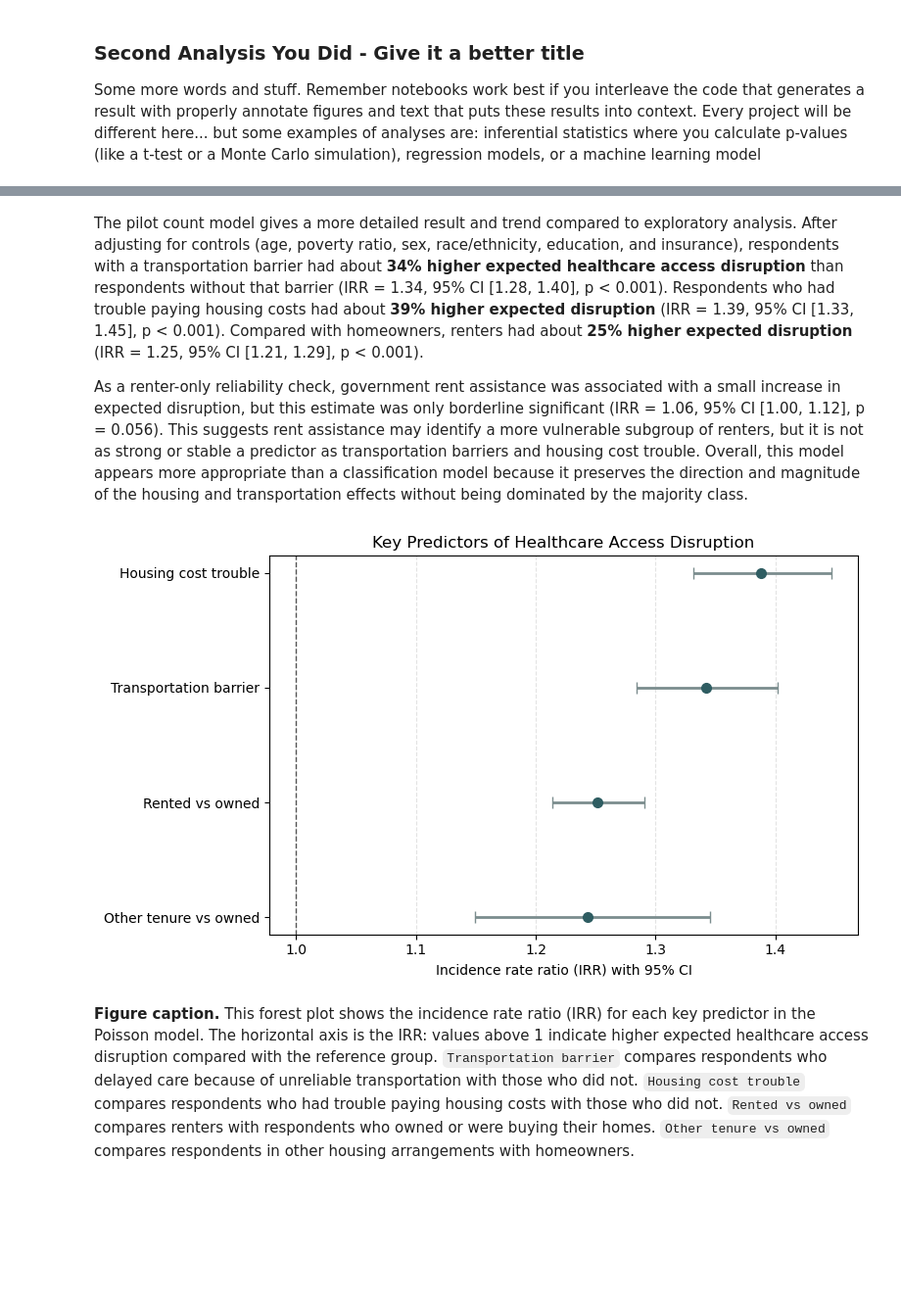
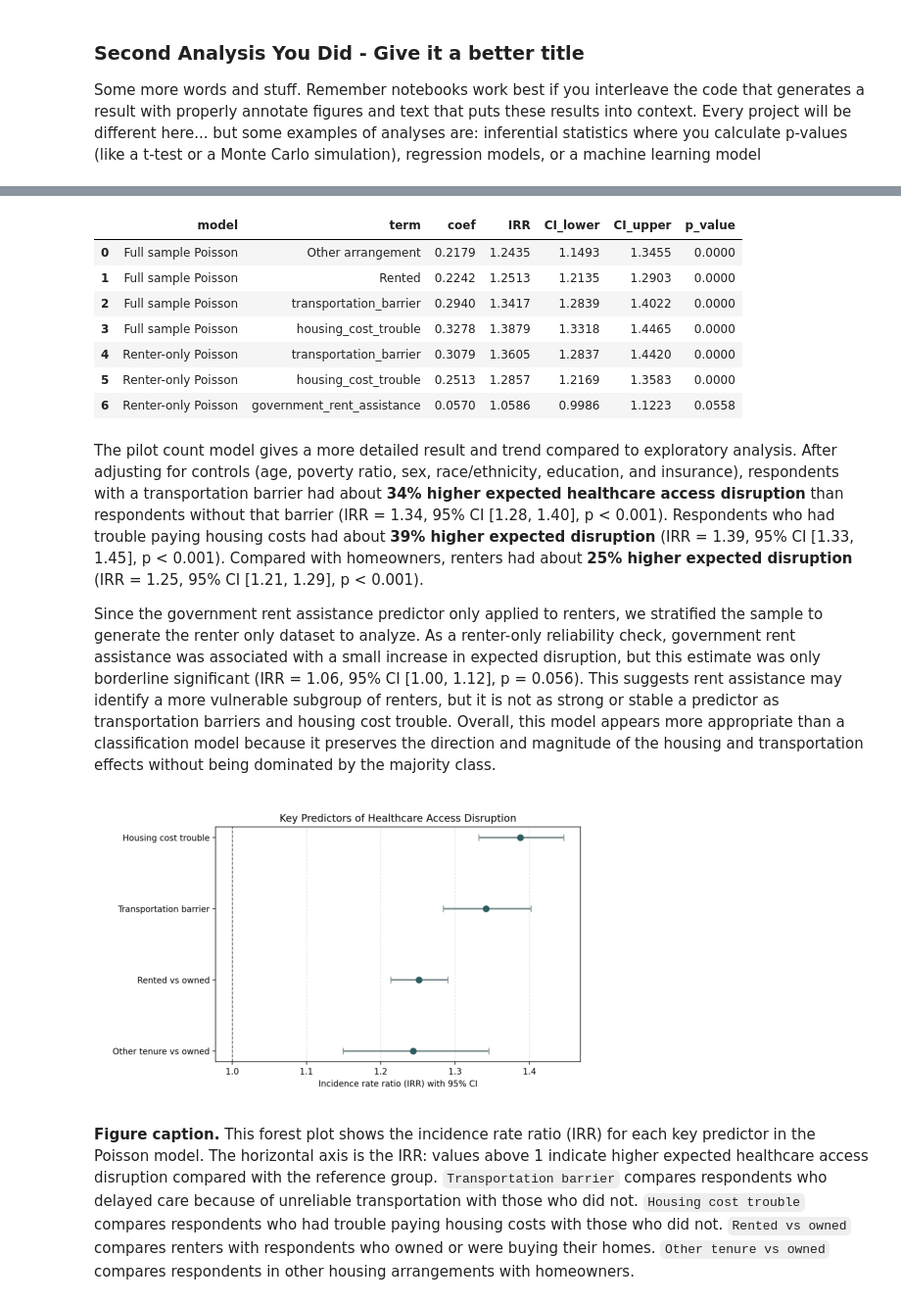
Before and after one commit to COGS108/Group-SP26-079, a Jupyter notebook: 03-FinalProject.ipynb, the cells around one changed output, grey strips where cells are left out. Shown at 98% size. Saved outputs shown, nothing was run; the diff lists cells and outputs as text; code cells hidden in the pictures; blank space fills up the shorter version.

```diff
--- a/03-FinalProject.ipynb
+++ b/03-FinalProject.ipynb
@@ -341,48 +189,27 @@ display(key_results[['model', 'term', 'IRR', 'CI_lower', 'CI_upper', 'p_value']]
+# %%
+full_key_results = pd.read_csv('results/access_disruption_poisson_key_results.csv', index_col=False)
+full_key_results.at[0,'term'] = 'Other arrangement'
+full_key_results.at[1,'term'] = 'Rented'
+full_key_results.round(4)
+# %% [output]
+|  | model | term | coef | IRR | CI_lower | CI_upper | p_value |
+| 0 | Full sample Poisson | Other arrangement | 0.2179 | 1.2435 | 1.1493 | 1.3455 | 0.0000 |
+| 1 | Full sample Poisson | Rented | 0.2242 | 1.2513 | 1.2135 | 1.2903 | 0.0000 |
+| 2 | Full sample Poisson | transportation_barrier | 0.2940 | 1.3417 | 1.2839 | 1.4022 | 0.0000 |
+| 3 | Full sample Poisson | housing_cost_trouble | 0.3278 | 1.3879 | 1.3318 | 1.4465 | 0.0000 |
+| 4 | Renter-only Poisson | transportation_barrier | 0.3079 | 1.3605 | 1.2837 | 1.4420 | 0.0000 |
+| 5 | Renter-only Poisson | housing_cost_trouble | 0.2513 | 1.2857 | 1.2169 | 1.3583 | 0.0000 |
+| 6 | Renter-only Poisson | government_rent_assistance | 0.0570 | 1.0586 | 0.9986 | 1.1223 | 0.0558 |
 # %% [markdown]
 The pilot count model gives a more detailed result and trend compared to exploratory analysis. After adjusting for controls (age, poverty ratio, sex, race/ethnicity, education, and insurance), respondents with a transportation barrier had about **34% higher expected healthcare access disruption** than respondents without that barrier (IRR = 1.34, 95% CI [1.28, 1.40], p < 0.001). Respondents who had trouble paying housing costs had about **39% higher expected disruption** (IRR = 1.39, 95% CI [1.33, 1.45], p < 0.001). Compared with homeowners, renters had about **25% higher expected disruption** (IRR = 1.25, 95% CI [1.21, 1.29], p < 0.001).
 
-As a renter-only reliability check, government rent assistance was associated with a small increase in expected disruption, but this estimate was only borderline significant (IRR = 1.06, 95% CI [1.00, 1.12], p = 0.056). This suggests rent assistance may identify a more vulnerable subgroup of renters, but it is not as strong or stable a predictor as transportation barriers and housing cost trouble. Overall, this model appears more appropriate than a classification model because it preserves the direction and magnitude of the housing and transportation effects without being dominated by the majority class.
+Since the government rent assistance predictor only applied to renters, we stratified the sample to generate the renter only dataset to analyze. As a renter-only reliability check, government rent assistance was associated with a small increase in expected disruption, but this estimate was only borderline significant (IRR = 1.06, 95% CI [1.00, 1.12], p = 0.056). This suggests rent assistance may identify a more vulnerable subgroup of renters, but it is not as strong or stable a predictor as transportation barriers and housing cost trouble. Overall, this model appears more appropriate than a classification model because it preserves the direction and magnitude of the housing and transportation effects without being dominated by the majority class.
-# %%
-import matplotlib.pyplot as plt
-
-key_results_for_plot = pd.read_csv('results/access_disruption_poisson_key_results.csv')
-forest_data = key_results_for_plot[key_results_for_plot['model'] == 'Full sample Poisson'].copy()
-
-label_map = {
-    'transportation_barrier': 'Transportation barrier',
-    'housing_cost_trouble': 'Housing cost trouble',
-    'C(housing_tenure, Treatment(reference="Owned or being bought"))[T.Rented]': 'Rented vs owned',
-    'C(housing_tenure, Treatment(reference="Owned or being bought"))[T.Other arrangement]': 'Other tenure vs owned'
-}
-forest_data['label'] = forest_data['term'].map(label_map)
-forest_data = forest_data.dropna(subset=['label']).sort_values('IRR')
-
-fig, ax = plt.subplots(figsize=(8, 4.8))
-y_pos = np.arange(len(forest_data))
-ax.errorbar(
-    forest_data['IRR'],
-    y_pos,
-    xerr=[
-        forest_data['IRR'] - forest_data['CI_lower'],
-        forest_data['CI_upper'] - forest_data['IRR']
-    ],
-    fmt='o',
-    color='#2F5D62',
-    ecolor='#7B8D8E',
-    elinewidth=2,
-    capsize=4,
-    markersize=7
-)
-ax.axvline(1, color='#555555', linestyle='--', linewidth=1)
-ax.set_yticks(y_pos)
-ax.set_yticklabels(forest_data['label'])
-ax.set_xlabel('Incidence rate ratio (IRR) with 95% CI')
-ax.set_title('Key Predictors of Healthcare Access Disruption')
-ax.grid(axis='x', linestyle='--', alpha=0.35)
-fig.tight_layout()
-fig.savefig('results/access_disruption_irr_forest_plot.png', dpi=200)
-plt.show()
-# %% [output]
-[figure, removed]
+# %%
+forest = mpimg.imread('results/access_disruption_irr_forest_plot.png')
+plt.imshow(forest)
+plt.axis('off')
+plt.show()
+# %% [output]
+[figure, added]
 # %% [markdown]
 **Figure caption.** This forest plot shows the incidence rate ratio (IRR) for each key predictor in the Poisson model. The horizontal axis is the IRR: values above 1 indicate higher expected healthcare access disruption compared with the reference group. `Transportation barrier` compares respondents who delayed care because of unreliable transportation with those who did not. `Housing cost trouble` compares respondents who had trouble paying housing costs with those who did not. `Rented vs owned` compares renters with respondents who owned or were buying their homes. `Other tenure vs owned` compares respondents in other housing arrangements with homeowners.
```
Also changed, not shown: parts of 20 cells of this notebook.
